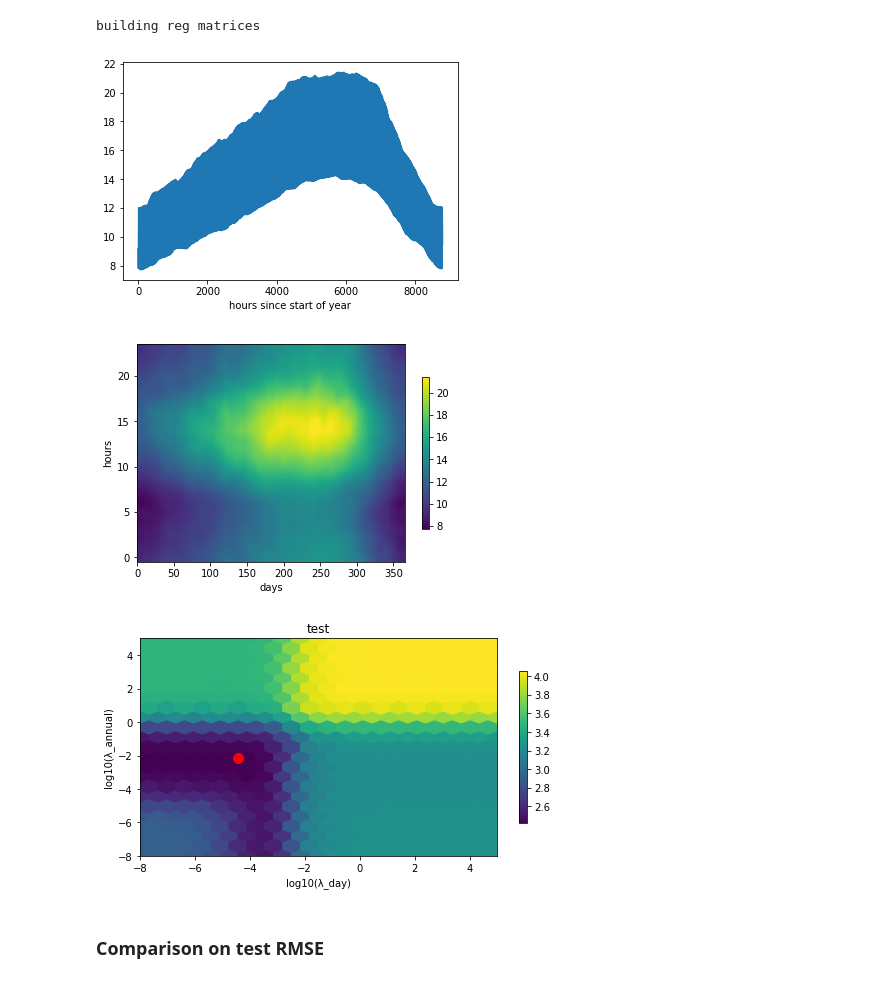
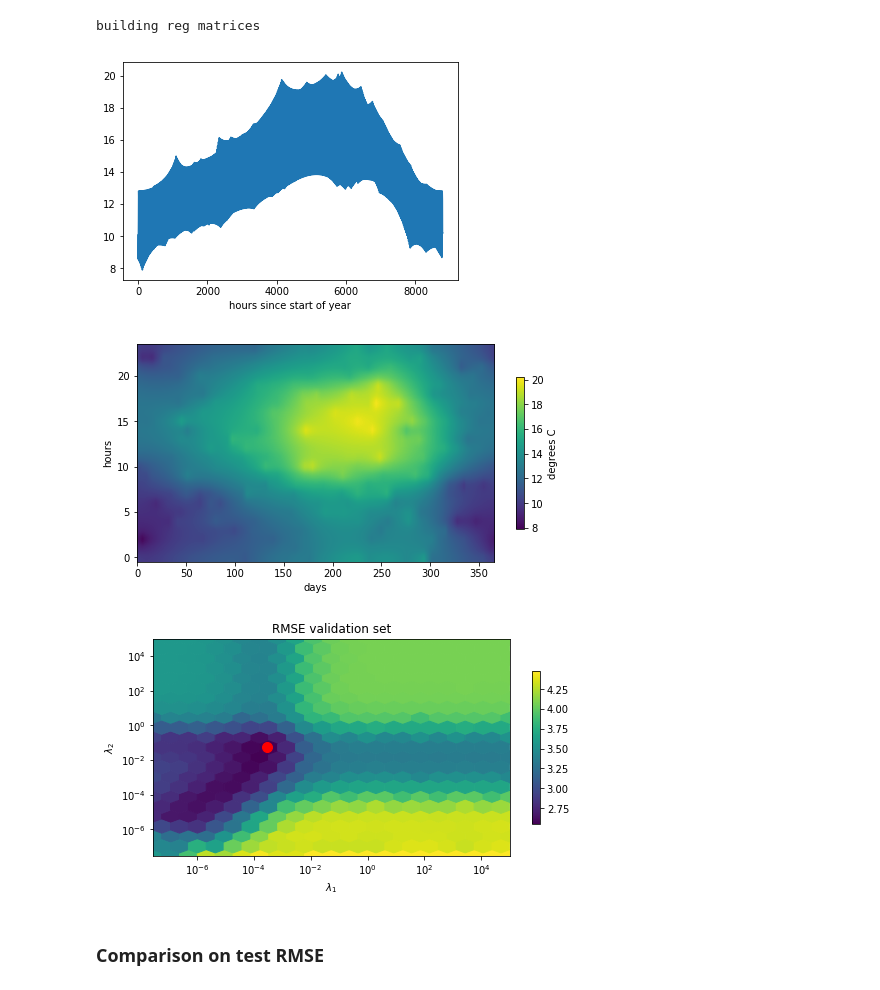
Before and after one commit to yowtzu/non_par_ts, a Jupyter notebook: examples/TemperatureSFO.ipynb, the cells around one changed output. Drawn from its saved outputs; the diff is of its cells as text; code cells hidden in the pictures.

```diff
--- a/examples/TemperatureSFO.ipynb
+++ b/examples/TemperatureSFO.ipynb
@@ -163,7 +244,7 @@ time_taken_df
 ## Inspect baseline fit on 0.1% of data
 # %%
 np.random.seed(0)
-mask = np.random.uniform(size=len(data_used)) < .1
+mask = np.random.uniform(size=len(data_used)) < .001
 small_data = data_used[mask]
 
 baseline_small_data = npts.Baseline(npts.HourOfDay(lambdas=np.logspace(-8,5, 30)),
@@ -175,36 +256,40 @@ building reg matrices
 # %%
 def plot_2d_model(theta):
 
     plt.figure()
     plt.plot(theta)
     plt.xlabel('hours since start of year')
 
-    fig = plt.figure()
+    fig = plt.figure(figsize=(8,4))
     cax = plt.imshow(theta.reshape((366,24)).T,
                      aspect='auto',origin='lower',interpolation='gaussian')
-    axc = fig.colorbar(cax, ax=fig.gca(), shrink=.7)
+    axc = fig.colorbar(cax, ax=fig.gca(), shrink=.7, label='degrees C')
     plt.xlabel('days')
     plt.ylabel('hours')
 
 plot_2d_model(baseline_small_data.theta)
+plt.savefig('../../non_par_ts/temperatures_baseline.pdf')
 # %% [output]
-[figure, old version]
+[figure, new version]
-[figure, old version]
+[figure, new version]
 # %%
 def plot_RMSE(baseline, cost_dict, title):
     fig = plt.figure(figsize=(8,4))
-    cax = plt.hexbin(*np.array([[*np.log10(k), np.sqrt(v)] for k, v
-                          in cost_dict.items()]).T,
+    cax = plt.hexbin(*np.array([[*k,np.sqrt(v)] for k, v
+                          in cost_dict.items() if np.alltrue(np.log10(k) > -8)]).T,
+                     xscale='log',
+                     yscale='log',
               gridsize=20)
     axc = fig.colorbar(cax, ax=fig.gca(), shrink=.7)
-    plt.plot(*np.log10(baseline.best_lambda), 'ro', markersize=10)
-    plt.xlabel('log10(λ_day)')
-    plt.ylabel('log10(λ_annual)')
+    plt.loglog(*(baseline.best_lambda), 'ro', markersize=10)
+    plt.xlabel('$λ_1$')
+    plt.ylabel('$λ_2$')
     plt.title(title)
 
-plot_RMSE(baseline_small_data, baseline_small_data.val_costs, 'test')
+plot_RMSE(baseline_small_data, baseline_small_data.val_costs, 'RMSE validation set')
+plt.savefig('../../non_par_ts/temperatures_rmse.pdf')
 # %% [output]
-[figure, old version]
+[figure, new version]
 # %% [markdown]
 ### Comparison on test RMSE
 # %%
```
Also changed, not shown: parts of 18 cells of this notebook, 1 other file.
